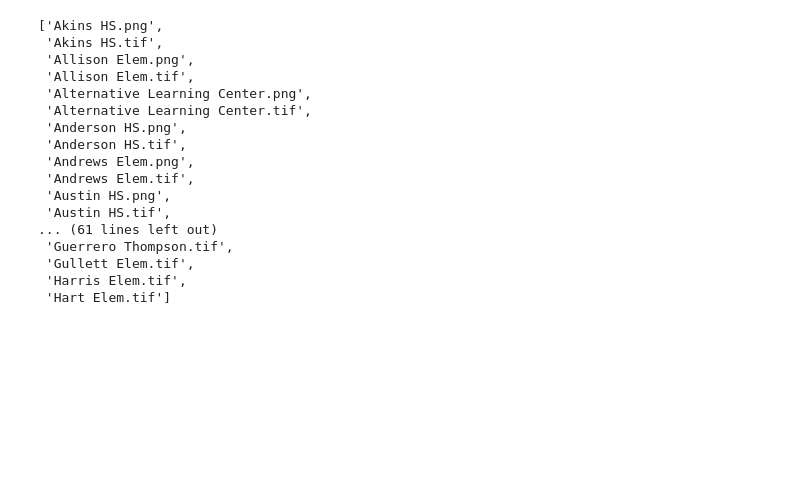
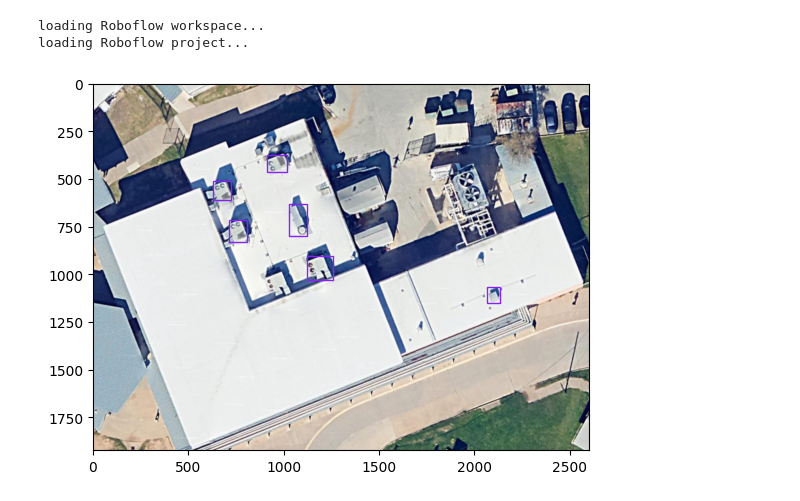
Before and after one commit to rjskene/rooftop, a Jupyter notebook: inference.ipynb, the cells around one changed output. Cells and saved outputs as stored; diff of their text form; code cells hidden in the pictures; blank space fills up the shorter version.

```diff
--- a/inference.ipynb
+++ b/inference.ipynb
@@ -40,20 +4,24 @@ inference-gpu 0.35.0 requires tokenizers<=0.20.3,>=0.19.0, but you have tokenize
-# %%
-os.listdir('..//images/data/images/')
-# %% [output]
-['Akins HS.png',
- 'Akins HS.tif',
- 'Allison Elem.png',
- 'Allison Elem.tif',
- 'Alternative Learning Center.png',
- 'Alternative Learning Center.tif',
- 'Anderson HS.png',
- 'Anderson HS.tif',
- 'Andrews Elem.png',
- 'Andrews Elem.tif',
- 'Austin HS.png',
- 'Austin HS.tif',
-... (61 lines left out)
- 'Guerrero Thompson.tif',
- 'Gullett Elem.tif',
- 'Harris Elem.tif',
- 'Hart Elem.tif']
+# %%
+rf = roboflow.Roboflow(api_key=os.environ['ROBOFLOW_API_KEY'])
+# %%
+project = rf.workspace().project('hts-uki6g')
+model = project.version('1').model
+# %% [output]
+loading Roboflow workspace...
+loading Roboflow project...
+# %%
+
+# optionally, change the confidence and overlap thresholds
+# values are percentages
+model.confidence = 25
+model.overlap = 0
+
+# predict on a local image
+image_path = os.path.join(os.environ['ROOT_FOLDER'], 'data/images/schools/Akins HS Building 2.png')
+prediction = model.predict(image_path)
+# %%
+
+# Plot the prediction in an interactive environment
+prediction.plot()
+# %% [output]
+[figure, added]
```
Also changed, not shown: parts of 3 cells of this notebook, 3 other files.
